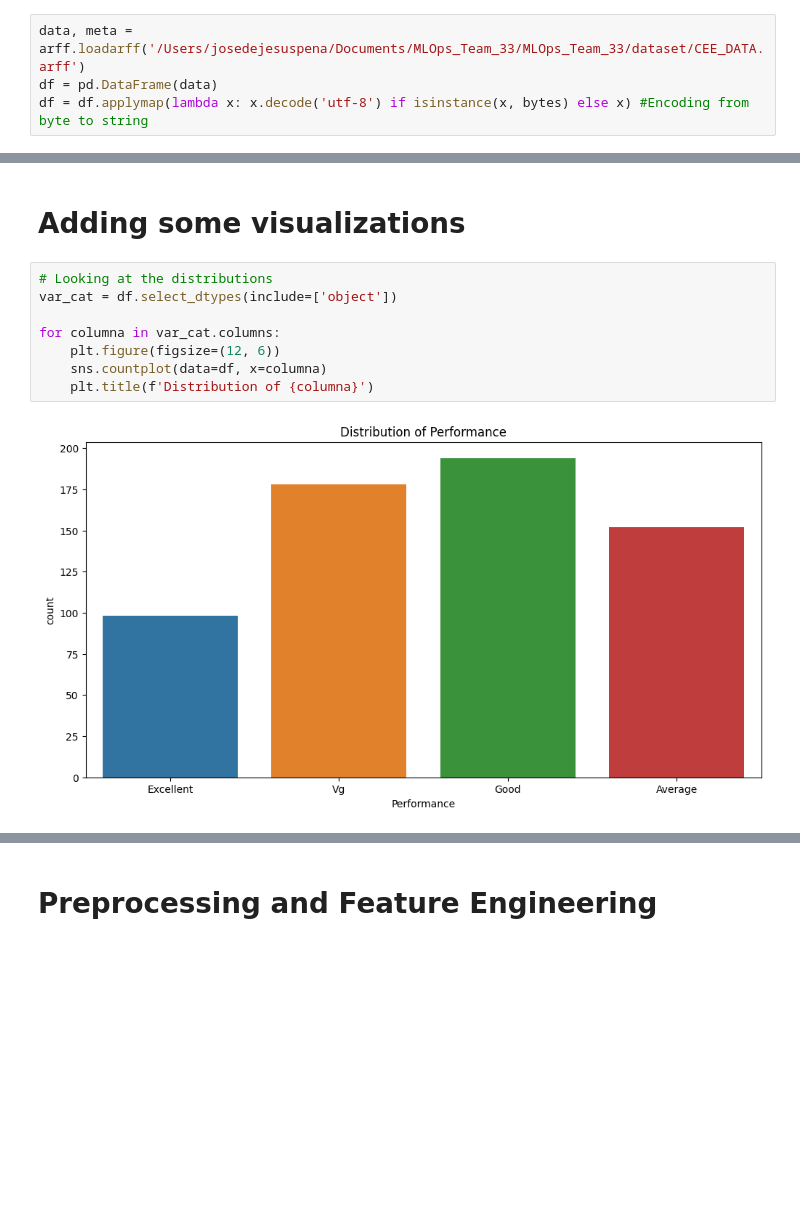
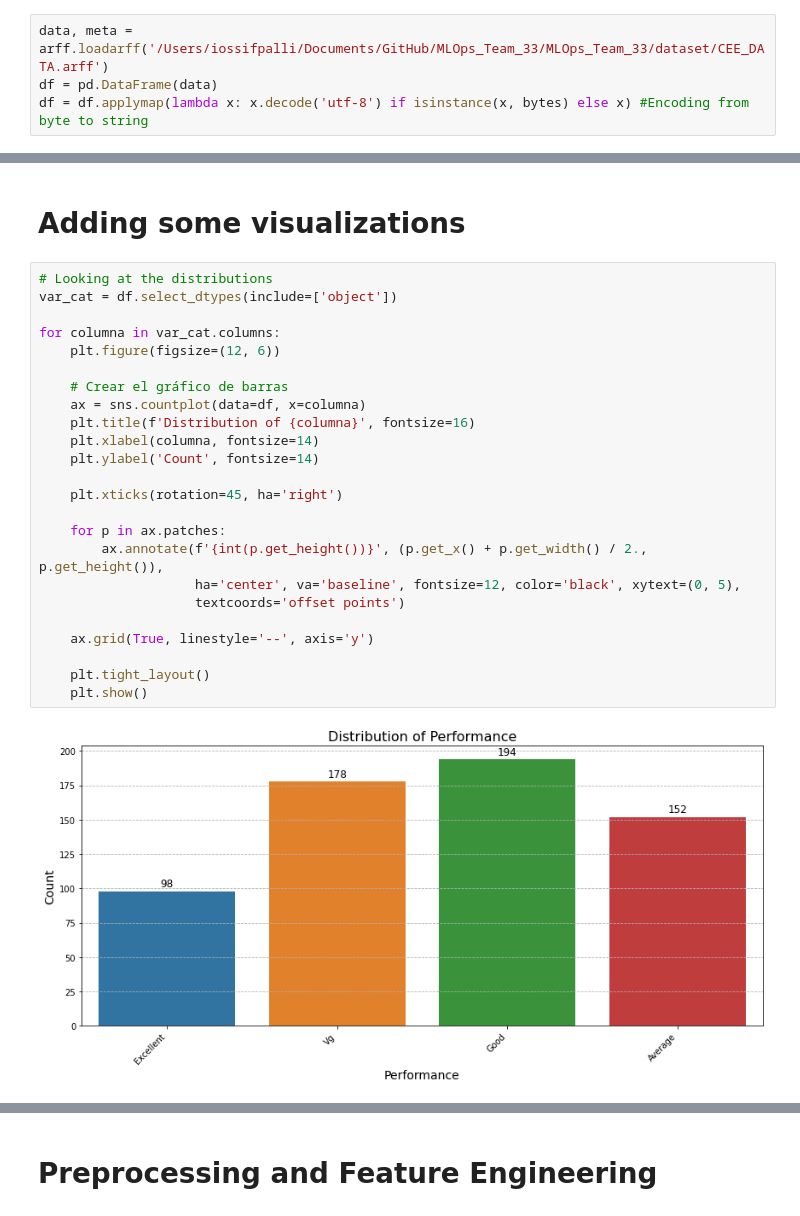
Before and after one commit to Jesus2342/MLOps_Team_33, a Jupyter notebook: MLOps_Team_33/notebooks/Student_Perfomance_EDA.ipynb, the cells around one changed output, grey strips where cells are left out. Drawn from its saved outputs; the diff is of its cells as text; blank space fills up the shorter version.

```diff
--- a/MLOps_Team_33/notebooks/Student_Perfomance_EDA.ipynb
+++ b/MLOps_Team_33/notebooks/Student_Perfomance_EDA.ipynb
@@ -15,7 +15,7 @@ warnings.filterwarnings('ignore', category=FutureWarning)
 # %% [markdown]
 # Loading the data
 # %%
-data, meta = arff.loadarff('/Users/josedejesuspena/Documents/MLOps_Team_33/MLOps_Team_33/dataset/CEE_DATA.arff')
+data, meta = arff.loadarff('/Users/iossifpalli/Documents/GitHub/MLOps_Team_33/MLOps_Team_33/dataset/CEE_DATA.arff')
 df = pd.DataFrame(data)
 df = df.applymap(lambda x: x.decode('utf-8') if isinstance(x, bytes) else x) #Encoding from byte to string
 # %%
@@ -135,10 +142,26 @@ DataFrame Without Duplicates:
 # %%
 # Looking at the distributions
 var_cat = df.select_dtypes(include=['object'])
 
 for columna in var_cat.columns:
     plt.figure(figsize=(12, 6))
-    sns.countplot(data=df, x=columna)
-    plt.title(f'Distribution of {columna}')
+
+    # Crear el gráfico de barras
+    ax = sns.countplot(data=df, x=columna)
+    plt.title(f'Distribution of {columna}', fontsize=16)
+    plt.xlabel(columna, fontsize=14)
+    plt.ylabel('Count', fontsize=14)
+
+    plt.xticks(rotation=45, ha='right')
+
+    for p in ax.patches:
+        ax.annotate(f'{int(p.get_height())}', (p.get_x() + p.get_width() / 2., p.get_height()),
+                    ha='center', va='baseline', fontsize=12, color='black', xytext=(0, 5),
+                    textcoords='offset points')
+
+    ax.grid(True, linestyle='--', axis='y')
+
+    plt.tight_layout()
+    plt.show()
 # %% [output]
-[figure, old version]
+[figure, new version]
```
Also changed, not shown: parts of 11 cells of this notebook, 1 other file.
